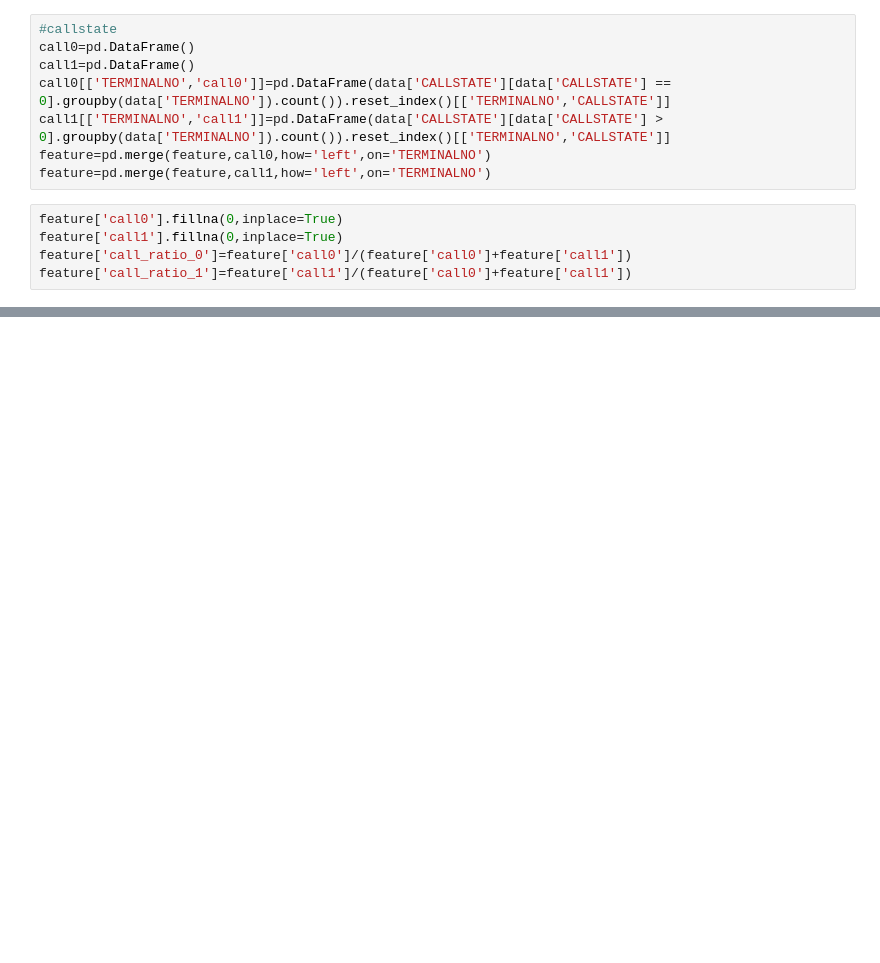
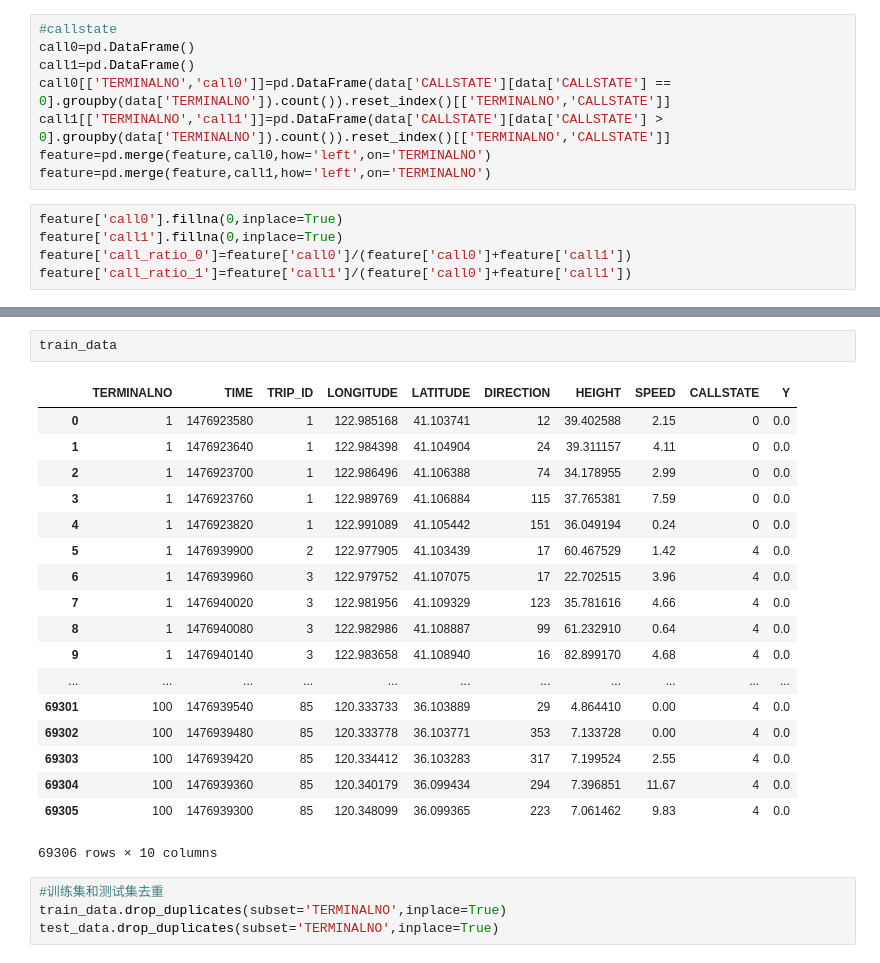
Before and after one commit to MaxwellAlan/DataFountain, a Jupyter notebook: jupyter/dataexplore.ipynb, the cells around one changed output, grey strips where cells are left out. Saved outputs shown, nothing was run; the diff lists cells and outputs as text; blank space fills up the shorter version.

```diff
--- a/jupyter/dataexplore.ipynb
+++ b/jupyter/dataexplore.ipynb
@@ -139,0 +140,25 @@ feature
+# %%
+train_data
+# %% [output]
+|  | TERMINALNO | TIME | TRIP_ID | LONGITUDE | LATITUDE | DIRECTION | HEIGHT | SPEED | CALLSTATE | Y |
+| 0 | 1 | 1476923580 | 1 | 122.985168 | 41.103741 | 12 | 39.402588 | 2.15 | 0 | 0.0 |
+| 1 | 1 | 1476923640 | 1 | 122.984398 | 41.104904 | 24 | 39.311157 | 4.11 | 0 | 0.0 |
+| 2 | 1 | 1476923700 | 1 | 122.986496 | 41.106388 | 74 | 34.178955 | 2.99 | 0 | 0.0 |
+| 3 | 1 | 1476923760 | 1 | 122.989769 | 41.106884 | 115 | 37.765381 | 7.59 | 0 | 0.0 |
+| 4 | 1 | 1476923820 | 1 | 122.991089 | 41.105442 | 151 | 36.049194 | 0.24 | 0 | 0.0 |
+| 5 | 1 | 1476939900 | 2 | 122.977905 | 41.103439 | 17 | 60.467529 | 1.42 | 4 | 0.0 |
+| 6 | 1 | 1476939960 | 3 | 122.979752 | 41.107075 | 17 | 22.702515 | 3.96 | 4 | 0.0 |
+| 7 | 1 | 1476940020 | 3 | 122.981956 | 41.109329 | 123 | 35.781616 | 4.66 | 4 | 0.0 |
+| 8 | 1 | 1476940080 | 3 | 122.982986 | 41.108887 | 99 | 61.232910 | 0.64 | 4 | 0.0 |
+| 9 | 1 | 1476940140 | 3 | 122.983658 | 41.108940 | 16 | 82.899170 | 4.68 | 4 | 0.0 |
+| ... | ... | ... | ... | ... | ... | ... | ... | ... | ... | ... |
+| 69301 | 100 | 1476939540 | 85 | 120.333733 | 36.103889 | 29 | 4.864410 | 0.00 | 4 | 0.0 |
+| 69302 | 100 | 1476939480 | 85 | 120.333778 | 36.103771 | 353 | 7.133728 | 0.00 | 4 | 0.0 |
+| 69303 | 100 | 1476939420 | 85 | 120.334412 | 36.103283 | 317 | 7.199524 | 2.55 | 4 | 0.0 |
+| 69304 | 100 | 1476939360 | 85 | 120.340179 | 36.099434 | 294 | 7.396851 | 11.67 | 4 | 0.0 |
+| 69305 | 100 | 1476939300 | 85 | 120.348099 | 36.099365 | 223 | 7.061462 | 9.83 | 4 | 0.0 |
+69306 rows × 10 columns
+# %%
+#训练集和测试集去重
+train_data.drop_duplicates(subset='TERMINALNO',inplace=True)
+test_data.drop_duplicates(subset='TERMINALNO',inplace=True)
```
Also changed, not shown: parts of 23 cells of this notebook, 1 other file.
